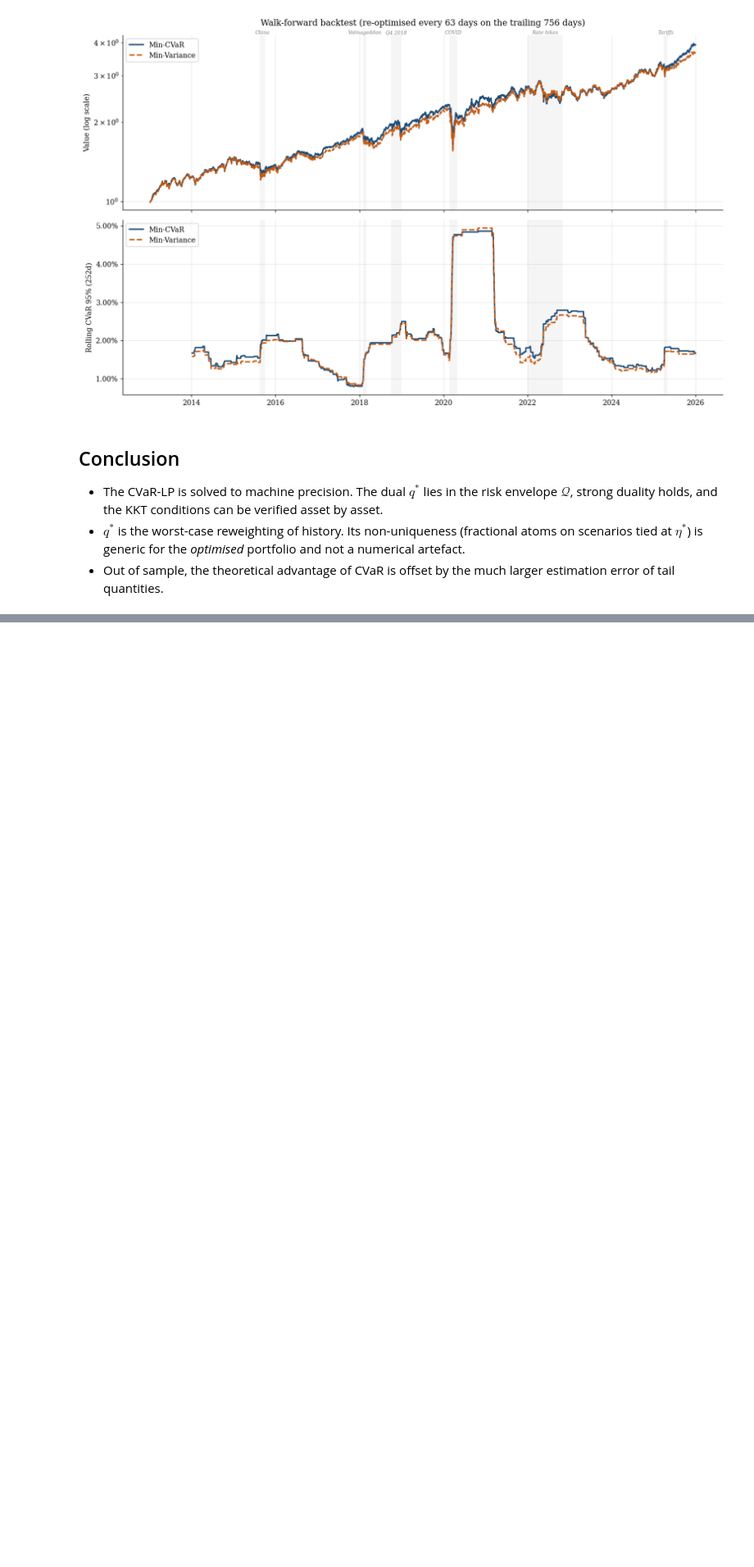
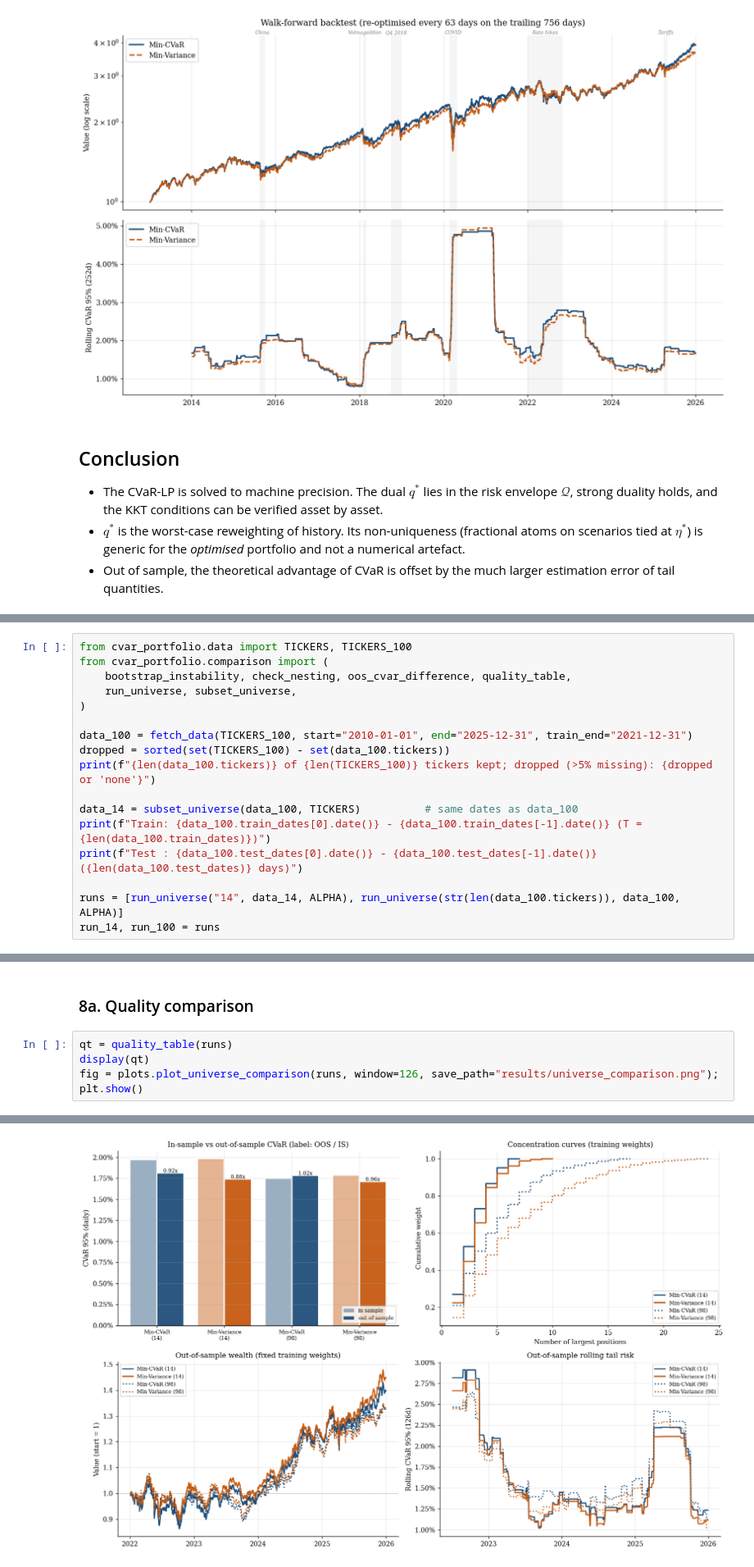
Before and after one commit to kichelmoon/conditionalvar, a Jupyter notebook: analysis.ipynb, the cells around one changed output, grey strips where cells are left out. Shown at 82% size. Drawn from its saved outputs; the diff is of its cells as text; blank space fills up the shorter version.

Commit message:
100 Stock Universe Alternative

```diff
--- a/analysis.ipynb
+++ b/analysis.ipynb
@@ -396,0 +419,17 @@ fig = plots.plot_backtest(port, alpha=ALPHA, lookback=756, rebalance=63, save_pa
+# %%
+from cvar_portfolio.data import TICKERS, TICKERS_100
+from cvar_portfolio.comparison import (
+    bootstrap_instability, check_nesting, oos_cvar_difference, quality_table,
+    run_universe, subset_universe,
+)
+
+data_100 = fetch_data(TICKERS_100, start="2010-01-01", end="2025-12-31", train_end="2021-12-31")
+dropped = sorted(set(TICKERS_100) - set(data_100.tickers))
+print(f"{len(data_100.tickers)} of {len(TICKERS_100)} tickers kept; dropped (>5% missing): {dropped or 'none'}")
+
+data_14 = subset_universe(data_100, TICKERS)          # same dates as data_100
+print(f"Train: {data_100.train_dates[0].date()} - {data_100.train_dates[-1].date()} (T = {len(data_100.train_dates)})")
+print(f"Test : {data_100.test_dates[0].date()} - {data_100.test_dates[-1].date()} ({len(data_100.test_dates)} days)")
+
+runs = [run_universe("14", data_14, ALPHA), run_universe(str(len(data_100.tickers)), data_100, ALPHA)]
+run_14, run_100 = runs
@@ -396,0 +445,7 @@ fig = plots.plot_backtest(port, alpha=ALPHA, lookback=756, rebalance=63, save_pa
+# %% [markdown]
+### 8a. Quality comparison
+# %%
+qt = quality_table(runs)
+display(qt)
+fig = plots.plot_universe_comparison(runs, window=126, save_path="results/universe_comparison.png"); plt.show()
+# %% [output]
@@ -396,0 +470 @@ fig = plots.plot_backtest(port, alpha=ALPHA, lookback=756, rebalance=63, save_pa
+[figure, added]
```
Also changed, not shown: parts of 13 cells of this notebook, 8 other files.
